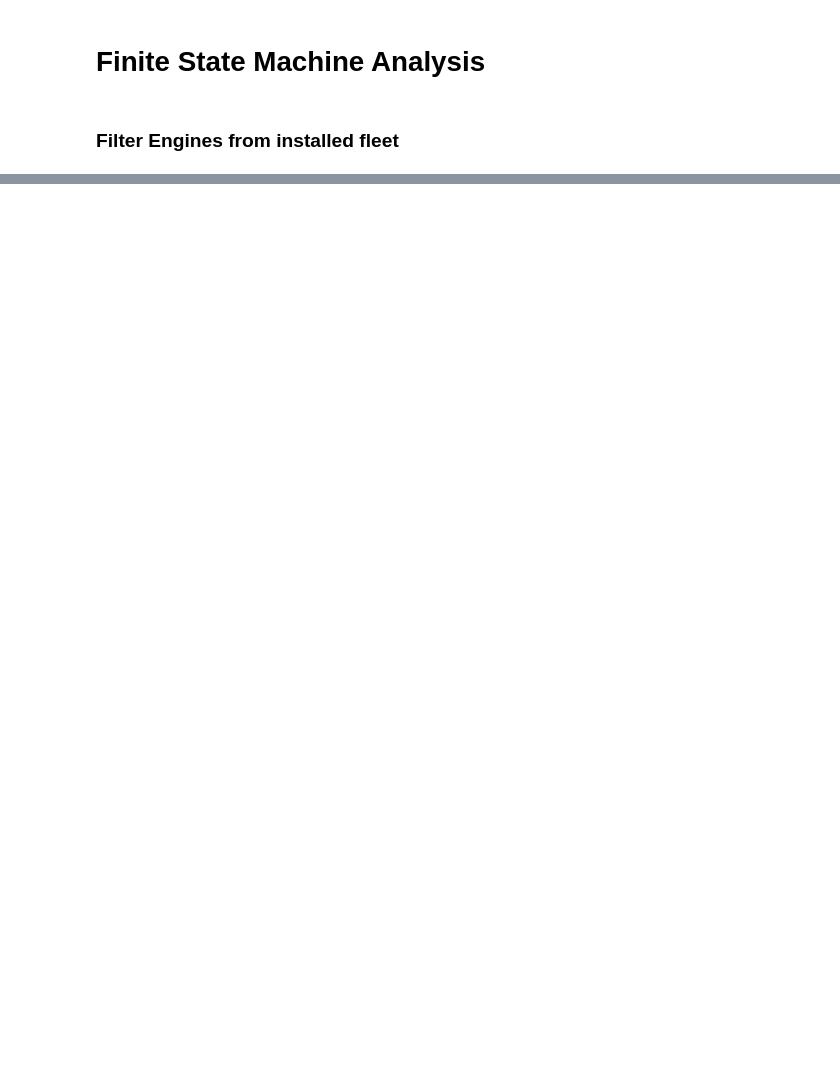
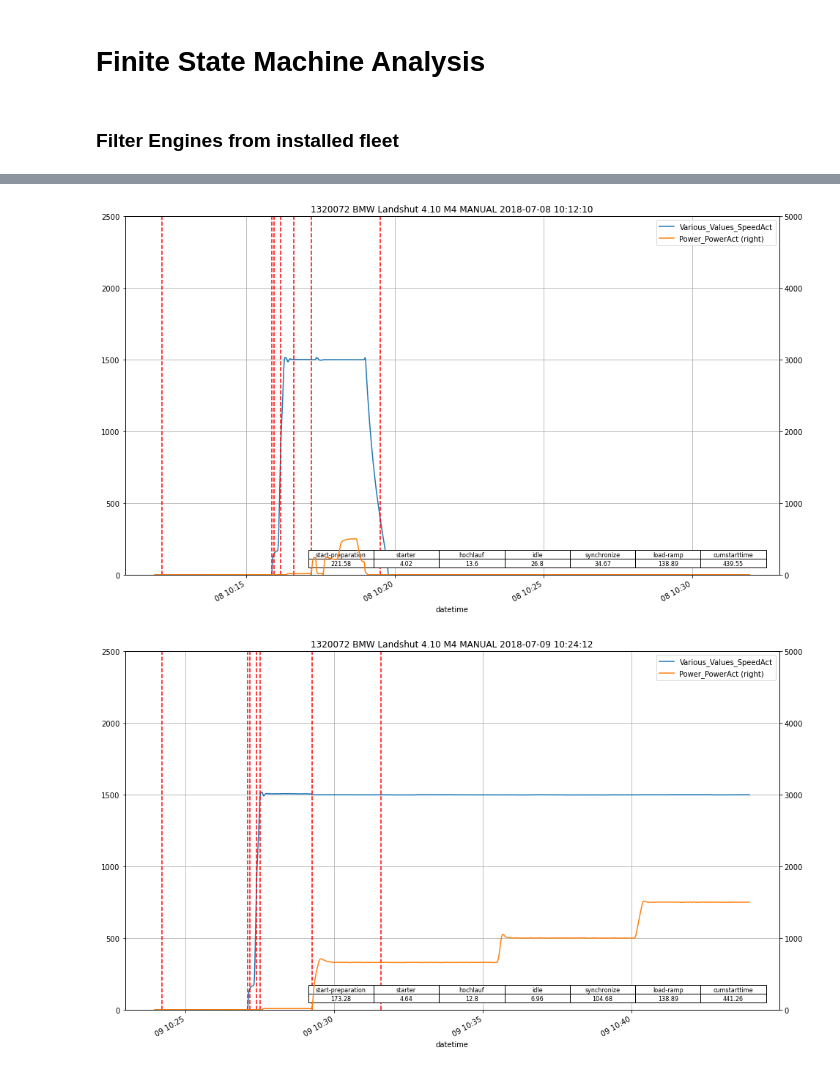
Before and after one commit to dieterch/statemachine, a Jupyter notebook: play.ipynb, the cells around one changed output, grey strips where cells are left out. Saved outputs shown, nothing was run; the diff lists cells and outputs as text; code cells hidden in the pictures; blank space fills up the shorter version.

```diff
--- a/play.ipynb
+++ b/play.ipynb
@@ -84,4 +151,11 @@ lfsm
 # %%
-r = load_ramp_less_than_100s.reset_index(drop='index').iloc[0]
-r_summary = pd.DataFrame(r[fsm.filter_times], dtype=np.float64).round(2).T
-r_summary
+#r = load_ramp_less_than_100s.reset_index(drop='index').iloc[0]
+for i in np.arange(0,5):
+    r = rda.reset_index(drop='index').iloc[i]
+    r_summary = pd.DataFrame(r[fsm.filter_times], dtype=np.float64).round(2).T
+    r_summary;
+    fsm.plot_cycle(r, max_length=20*60, ylim=(0,2500), cycletime=1, marker=None, figsize=(16,10), title=f"{fsm._e} {r['mode']} {r['starttime'].round('S')}");
+    plt.show()
+# %% [output]
+[figure, added]
+[figure, added]
```
Also changed, not shown: parts of 15 cells of this notebook, 1 other file.
